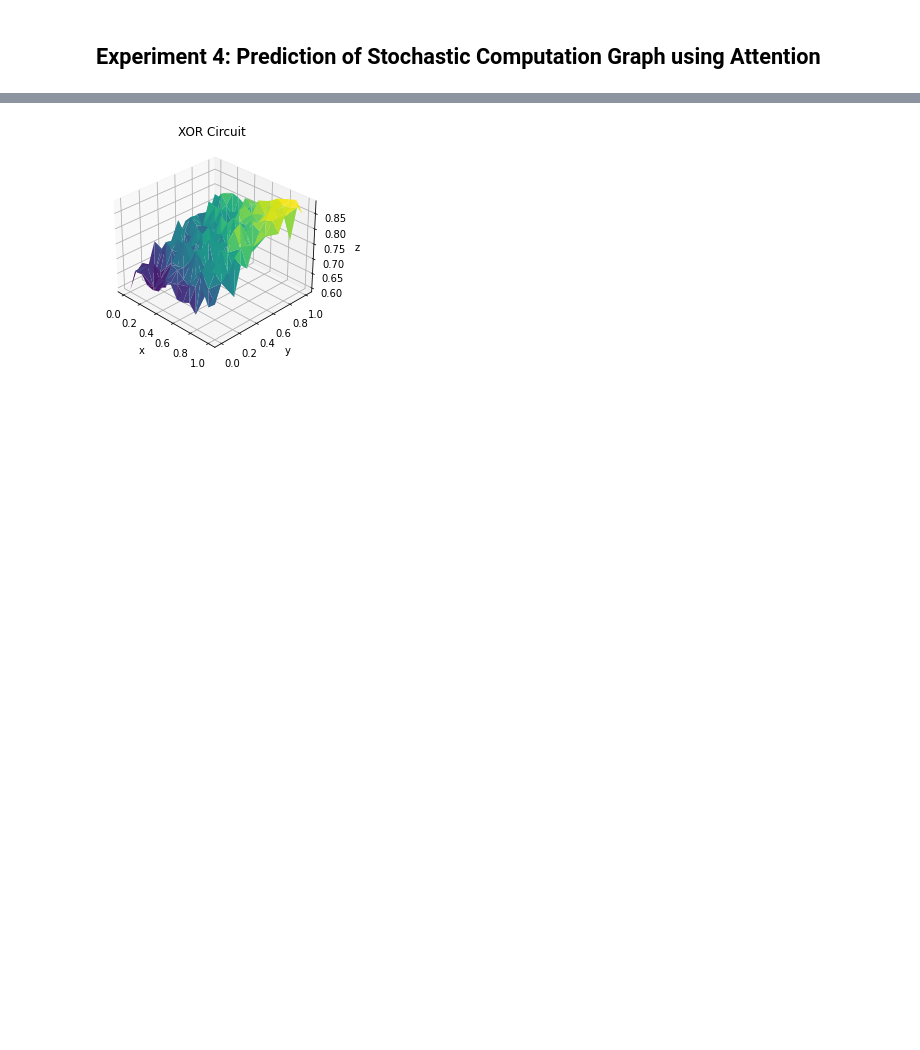
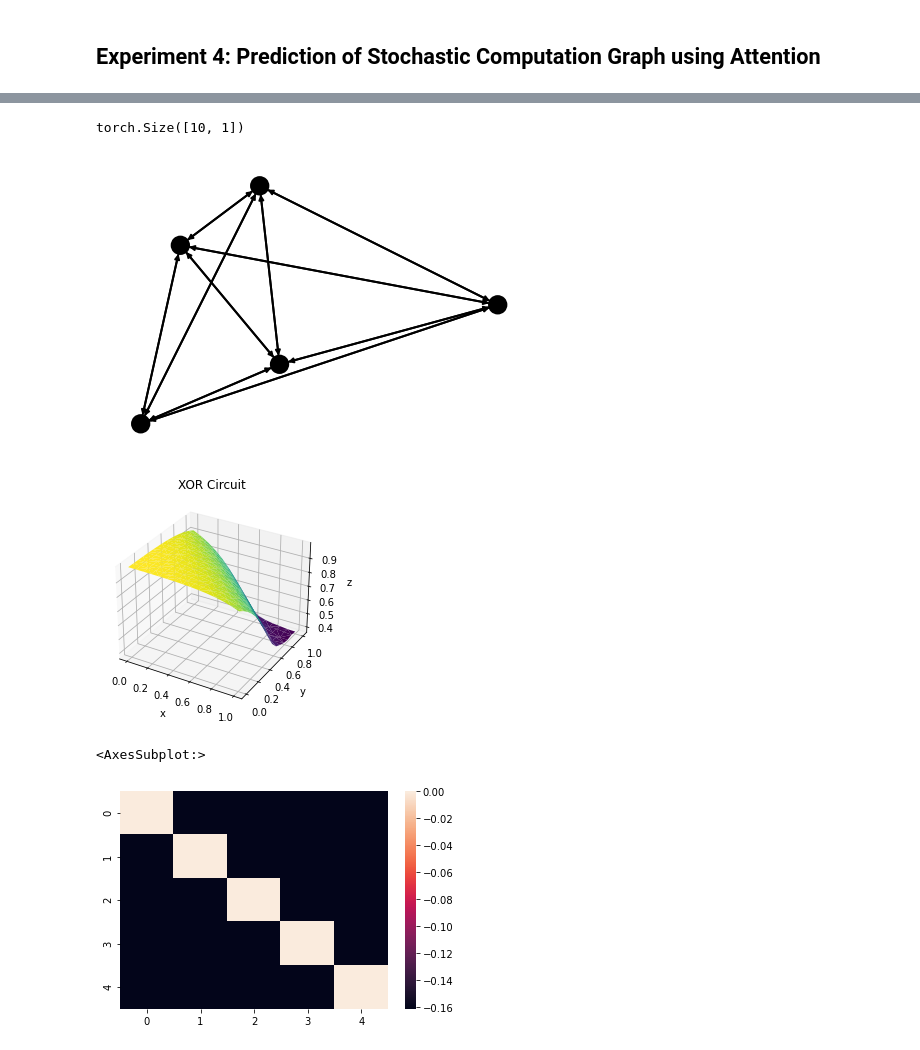
Before and after one commit to jvrana/deep-learning-guides, a Jupyter notebook: notebooks/annotated_universal_graph_transformer/causes_of_lung_cancer/experiment_generative_attention_network.ipynb, the cells around one changed output, grey strips where cells are left out. Drawn from its saved outputs; the diff is of its cells as text; code cells hidden in the pictures; blank space fills up the shorter version.

```diff
--- a/notebooks/annotated_universal_graph_transformer/causes_of_lung_cancer/experiment_generative_attention_network.ipynb
+++ b/notebooks/annotated_universal_graph_transformer/causes_of_lung_cancer/experiment_generative_attention_network.ipynb
@@ -49,10 +51,9 @@ class AddNorm(nn.Module):
         self.norm = nn.LayerNorm(self.size)
         self.dropout = nn.Dropout(dropout)
 
-    def forward(self, x, args=None, kwargs=None, layer: Optional[SizedModule] = None):
+    def forward(self, *args, layer: Optional[SizedModule] = None, **kwargs):
         kwargs = kwargs or dict()
-        if args is None:
-            args = (x,)
+        args = args or tuple()
         layer = layer or self.layer
         return self.norm(x + self.dropout(layer(*args, **kwargs)))
 
@@ -574,7 +588,7 @@ for n, ndata in g.nodes(data=True):
     ndata['fx'] = nor_gate
 
 def gen_nor_circuit():
-    g = randnxg()
+    g = randnxg_no_cycles()
     for n, ndata in g.nodes(data=True):
         ndata['fx'] = nor_gate
     propogate(g, key='y')
@@ -1192,7 +1190,7 @@ def init_data(n, min_nodes=2, max_nodes=20, to_batch=False):
         return dgl.batch(graphs)
     return graphs
 
-class Dense(nn.Module):
+class MyDense(nn.Module):
 
     def __init__(self, *latent_sizes, layer_norm=False):
         super().__init__()
@@ -1214,8 +1212,8 @@ class Encoder(nn.Module):
 
     def __init__(self, a_list, b_list):
         super().__init__()
-        self.encoder_a = Dense(*a_list)
-        self.encoder_b = Dense(*b_list)
+        self.encoder_a = MyDense(*a_list)
+        self.encoder_b = MyDense(*b_list)
 
     def forward(self, x, hold=None):
         a = self.encoder_a(x)
@@ -1230,7 +1228,7 @@ class GraphCell(nn.Module):
     """... with disentablement"""
     def __init__(self, a, b):
         super().__init__()
-        self.dense = Dense(a, b, layer_norm=False)
+        self.dense = MyDense(a, b, layer_norm=False)
 #         self.gru = nn.GRUCell(a, b)
         self.autoencoder = Encoder([b, b, b, 1], [b, b, b-1])
         self.decoder = Dense(b-1, b-1, 1)
@@ -1523,5 +1464,6 @@ KeyboardInterrupt:
 # %%
 def forward(self, g, x, mod, n=10):
+    self.eval()
     out_arr = []
     with g.local_scope():
         q = self.q(x)
@@ -1535,69 +1477,92 @@ def forward(self, g, x, mod, n=10):
             g.ndata['h'] = self.core(h)
             logits = self.decoder(g.ndata['h'])
             out = gaussian_sampler(logits)
+#                 out = logits[..., :1]
             out = torch.clamp(out, 0.)
-            g.ndata['x'] = out + torch.randn_like(out)*0.1
+            g.ndata['x'] = out #+ out * torch.randn_like(out)*0.
             out_arr.append(out)
     self.out_arr = out_arr
     return out
 
-G = nx.complete_graph(6, nx.DiGraph())
+
+# create XOR circuit
+G = nx.complete_graph(5, nx.DiGraph())
 for n, ndata in G.nodes(data=True):
     ndata['inputs'] = torch.tensor([]).long()
     ndata['outputs'] = torch.tensor([]).long()
 # G.nodes()[0]['inputs'] = torch.tensor([])
 G.nodes()[0]['outputs'] = torch.tensor([0])
+G.nodes()[1]['outputs'] = torch.tensor([1])
 
-# G.nodes()[1]['inputs'] =  torch.tensor([])
-G.nodes()[1]['outputs'] =  torch.tensor([1])
 
-G.nodes()[2]['inputs'] =  torch.tensor([0])
-G.nodes()[2]['outputs'] =  torch.tensor([2])
+G.nodes()[2]['inputs'] = torch.tensor([0])
+G.nodes()[2]['outputs'] = torch.tensor([2])
 
-G.nodes()[3]['inputs'] =  torch.tensor([1])
-G.nodes()[3]['outputs'] =  torch.tensor([3])
+
+G.nodes()[3]['inputs'] = torch.tensor([1])
+G.nodes()[3]['outputs'] = torch.tensor([3])
+
 
 G.nodes()[4]['inputs'] = torch.tensor([2, 3])
 G.nodes()[4]['outputs'] = torch.tensor([4])
 
-G.nodes()[5]['inputs'] = torch.tensor([4])
-G.nodes()[5]['inputs'] = torch.tensor([5])
 
-
+# run circuit
 encode_io(G, 20)
-
 g = dgl.from_networkx(G, node_attrs=['x'])
 
+with g.local_scope():
+    attn_net(g, g.ndata['x'].float(), n=5)
+    print(net.out_arr[0].shape)
+    g.ndata['out'] = torch.cat(attn_net.out_arr, 1)
+    nxg = nx.DiGraph(g.to_networkx(node_attrs=['out', 'x']))
+    for n, ndata in nxg.nodes(data=True):
+        ndata['j'] = ndata['out'][-1].item()
+    plot_binary_graph(nxg, key='j')
+    plt.show()
+
+# 3D plot of circuit
 z_arr = []
 x = torch.linspace(0, 1, 15)
 y = torch.linspace(0, 1, 15)
 attn_net.eval()
 X = []
 Y = []
+target = 0
 for i in x:
     for j in y:
         X.append(i)
         Y.append(j)
         def mod(x):
             x[0] = i
             x[1] = j
             return x
 
         out = forward(attn_net, g, g.ndata['x'].float(), mod)
-        out = attn_net.out_arr[5]
+        out = attn_net.out_arr[target]
         z_arr.append(out[-1])
 
 
 Z = torch.cat(z_arr).detach()
 ax = plt.axes(projection='3d')
 X = torch.stack(X)
 Y = torch.stack(Y)
 ax.set_title("XOR Circuit")
 ax.set_xlabel("x")
 ax.set_ylabel('y')
 ax.set_zlabel('z')
 ax.plot_trisurf(X, Y, Z, cmap='viridis', edgecolor='none')
-ax.view_init(30, -45)
+# ax.view_init(30, 30)
 plt.show()
+
+adj = torch.zeros(g.number_of_nodes(), g.number_of_nodes())
+attn = attn_net.attn.attn
+for i, (n1, n2) in enumerate(zip(*g.edges())):
+    adj[n1, n2] = attn[i]
+sns.heatmap(adj.detach())
 # %% [output]
+torch.Size([10, 1])
-[figure, old version]
+[figure, new version]
+[figure, added]
+<AxesSubplot:>
+[figure, added]
```
Also changed, not shown: parts of 32 cells of this notebook, 1 other file.
